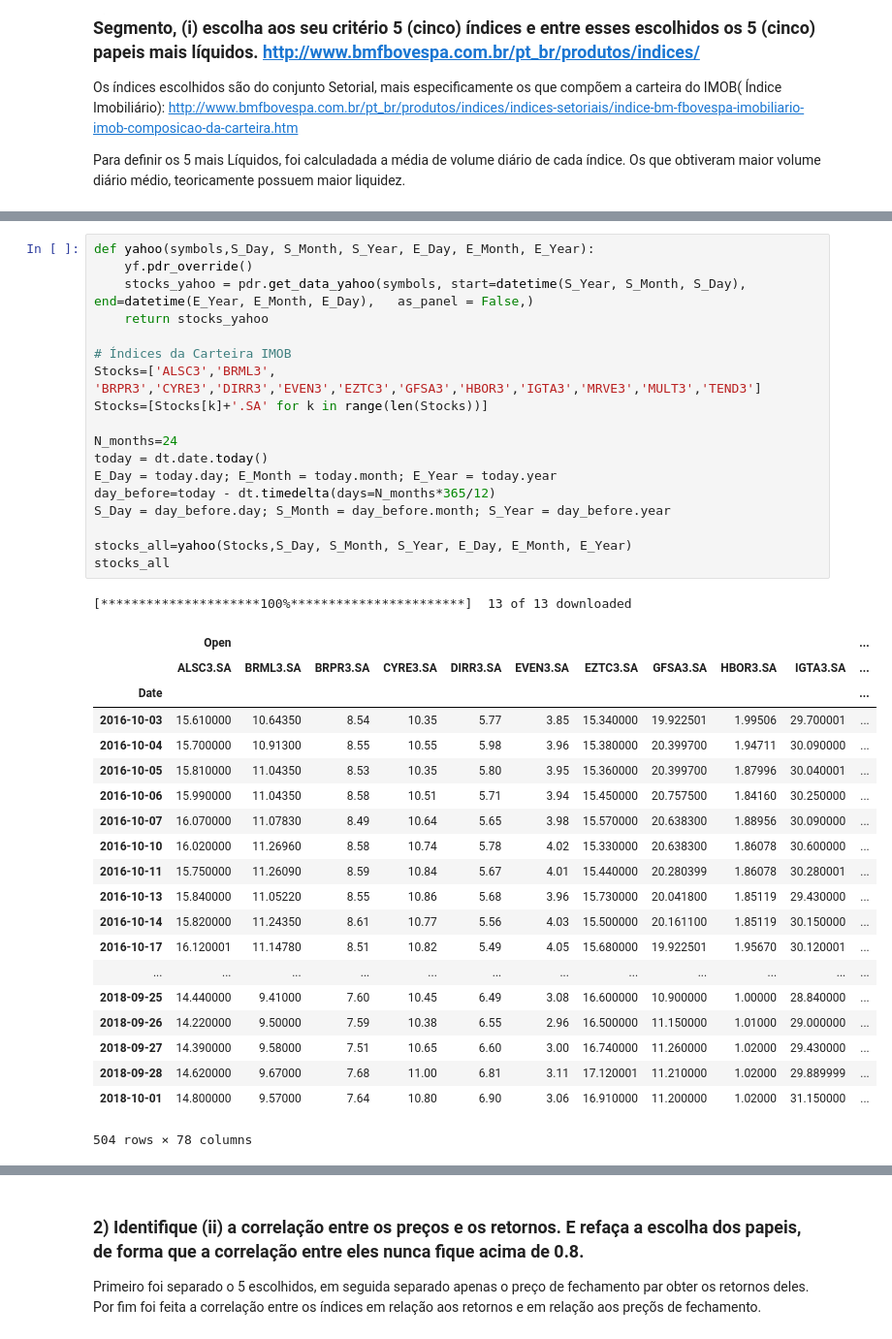
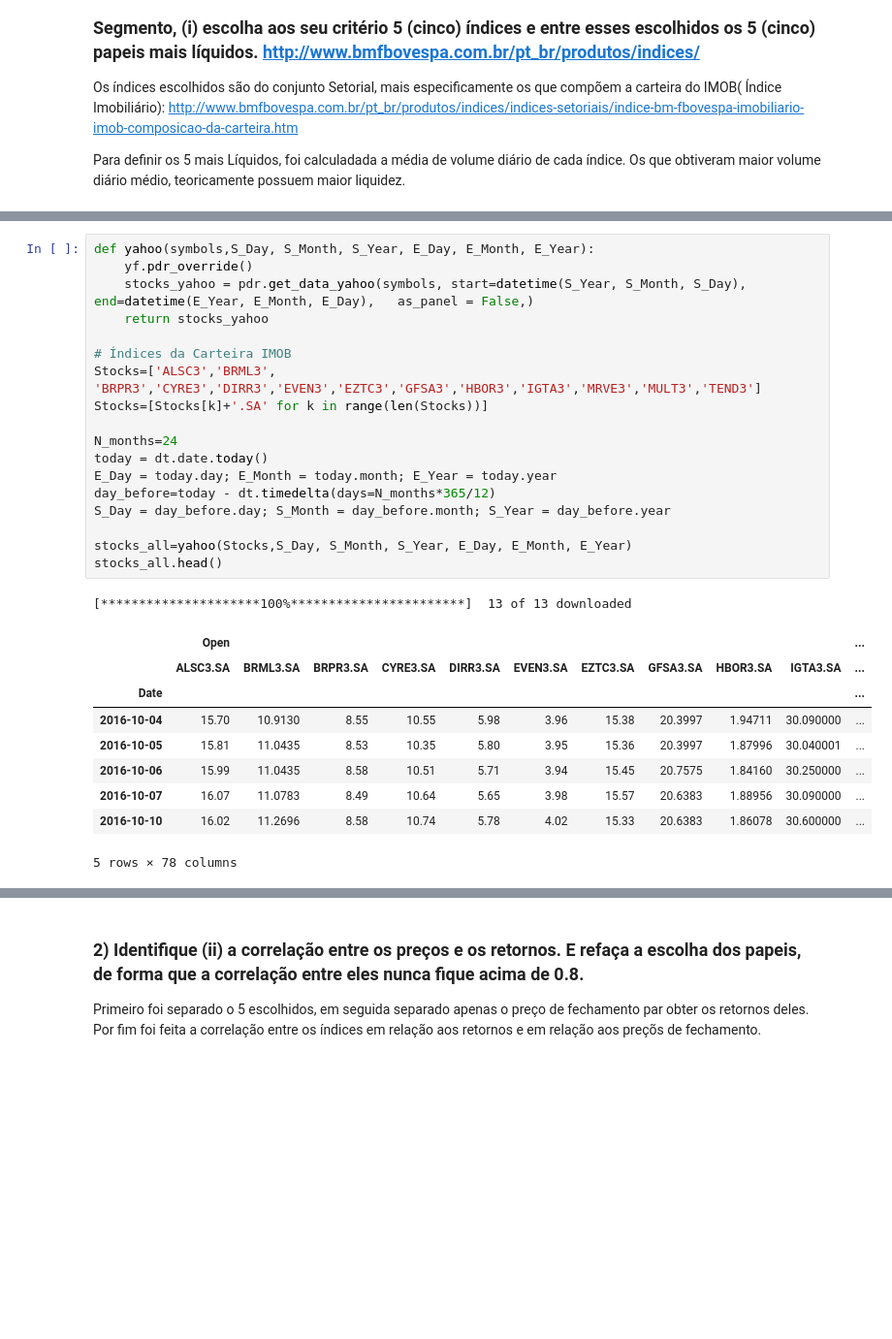
Before and after one commit to EduardoSSR/Financial-Engineering, a Jupyter notebook: Trabalhos/Trabalho_1.ipynb, the cells around one changed output, grey strips where cells are left out. Shown at 97% size. Drawn from its saved outputs; the diff is of its cells as text; blank space fills up the shorter version.

```diff
--- a/Trabalhos/Trabalho_1.ipynb
+++ b/Trabalhos/Trabalho_1.ipynb
@@ -50,43 +51,32 @@ sns.set()
 # %%
 def yahoo(symbols,S_Day, S_Month, S_Year, E_Day, E_Month, E_Year):
     yf.pdr_override()
     stocks_yahoo = pdr.get_data_yahoo(symbols, start=datetime(S_Year, S_Month, S_Day), end=datetime(E_Year, E_Month, E_Day),   as_panel = False,)
     return stocks_yahoo
 
 # Índices da Carteira IMOB
 Stocks=['ALSC3','BRML3', 'BRPR3','CYRE3','DIRR3','EVEN3','EZTC3','GFSA3','HBOR3','IGTA3','MRVE3','MULT3','TEND3']
 Stocks=[Stocks[k]+'.SA' for k in range(len(Stocks))]
 
 N_months=24
 today = dt.date.today()
 E_Day = today.day; E_Month = today.month; E_Year = today.year
 day_before=today - dt.timedelta(days=N_months*365/12)
 S_Day = day_before.day; S_Month = day_before.month; S_Year = day_before.year
 
 stocks_all=yahoo(Stocks,S_Day, S_Month, S_Year, E_Day, E_Month, E_Year)
-stocks_all
+stocks_all.head()
 # %% [output]
 [*********************100%***********************]  13 of 13 downloaded
 |  | Open |  |  |  |  |  |  |  |  |  | ... |
 |  | ALSC3.SA | BRML3.SA | BRPR3.SA | CYRE3.SA | DIRR3.SA | EVEN3.SA | EZTC3.SA | GFSA3.SA | HBOR3.SA | IGTA3.SA | ... |
 | Date |  |  |  |  |  |  |  |  |  |  | ... |
-| 2016-10-03 | 15.610000 | 10.64350 | 8.54 | 10.35 | 5.77 | 3.85 | 15.340000 | 19.922501 | 1.99506 | 29.700001 | ... |
-| 2016-10-04 | 15.700000 | 10.91300 | 8.55 | 10.55 | 5.98 | 3.96 | 15.380000 | 20.399700 | 1.94711 | 30.090000 | ... |
-| 2016-10-05 | 15.810000 | 11.04350 | 8.53 | 10.35 | 5.80 | 3.95 | 15.360000 | 20.399700 | 1.87996 | 30.040001 | ... |
-| 2016-10-06 | 15.990000 | 11.04350 | 8.58 | 10.51 | 5.71 | 3.94 | 15.450000 | 20.757500 | 1.84160 | 30.250000 | ... |
-| 2016-10-07 | 16.070000 | 11.07830 | 8.49 | 10.64 | 5.65 | 3.98 | 15.570000 | 20.638300 | 1.88956 | 30.090000 | ... |
-| 2016-10-10 | 16.020000 | 11.26960 | 8.58 | 10.74 | 5.78 | 4.02 | 15.330000 | 20.638300 | 1.86078 | 30.600000 | ... |
-| 2016-10-11 | 15.750000 | 11.26090 | 8.59 | 10.84 | 5.67 | 4.01 | 15.440000 | 20.280399 | 1.86078 | 30.280001 | ... |
-| 2016-10-13 | 15.840000 | 11.05220 | 8.55 | 10.86 | 5.68 | 3.96 | 15.730000 | 20.041800 | 1.85119 | 29.430000 | ... |
-| 2016-10-14 | 15.820000 | 11.24350 | 8.61 | 10.77 | 5.56 | 4.03 | 15.500000 | 20.161100 | 1.85119 | 30.150000 | ... |
-| 2016-10-17 | 16.120001 | 11.14780 | 8.51 | 10.82 | 5.49 | 4.05 | 15.680000 | 19.922501 | 1.95670 | 30.120001 | ... |
-| ... | ... | ... | ... | ... | ... | ... | ... | ... | ... | ... | ... |
-| 2018-09-25 | 14.440000 | 9.41000 | 7.60 | 10.45 | 6.49 | 3.08 | 16.600000 | 10.900000 | 1.00000 | 28.840000 | ... |
-| 2018-09-26 | 14.220000 | 9.50000 | 7.59 | 10.38 | 6.55 | 2.96 | 16.500000 | 11.150000 | 1.01000 | 29.000000 | ... |
-| 2018-09-27 | 14.390000 | 9.58000 | 7.51 | 10.65 | 6.60 | 3.00 | 16.740000 | 11.260000 | 1.02000 | 29.430000 | ... |
-| 2018-09-28 | 14.620000 | 9.67000 | 7.68 | 11.00 | 6.81 | 3.11 | 17.120001 | 11.210000 | 1.02000 | 29.889999 | ... |
-| 2018-10-01 | 14.800000 | 9.57000 | 7.64 | 10.80 | 6.90 | 3.06 | 16.910000 | 11.200000 | 1.02000 | 31.150000 | ... |
+| 2016-10-04 | 15.70 | 10.9130 | 8.55 | 10.55 | 5.98 | 3.96 | 15.38 | 20.3997 | 1.94711 | 30.090000 | ... |
+| 2016-10-05 | 15.81 | 11.0435 | 8.53 | 10.35 | 5.80 | 3.95 | 15.36 | 20.3997 | 1.87996 | 30.040001 | ... |
+| 2016-10-06 | 15.99 | 11.0435 | 8.58 | 10.51 | 5.71 | 3.94 | 15.45 | 20.7575 | 1.84160 | 30.250000 | ... |
+| 2016-10-07 | 16.07 | 11.0783 | 8.49 | 10.64 | 5.65 | 3.98 | 15.57 | 20.6383 | 1.88956 | 30.090000 | ... |
+| 2016-10-10 | 16.02 | 11.2696 | 8.58 | 10.74 | 5.78 | 4.02 | 15.33 | 20.6383 | 1.86078 | 30.600000 | ... |
-504 rows × 78 columns
+5 rows × 78 columns
 # %%
 stocks_volume = stocks_all['Volume'] # Apenas os Volumes diários de cada índice.
 stocks_volume
```
Also changed, not shown: parts of 30 cells of this notebook, 6 other files.
